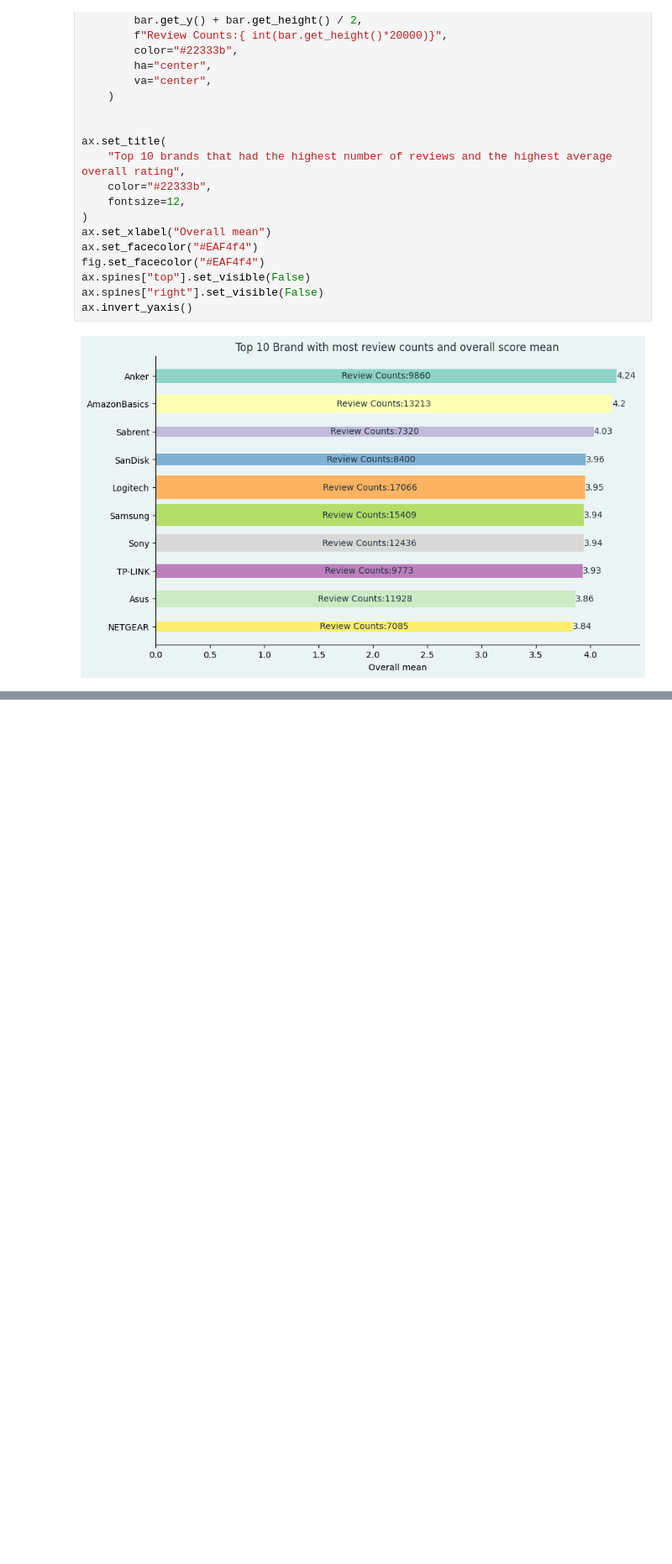
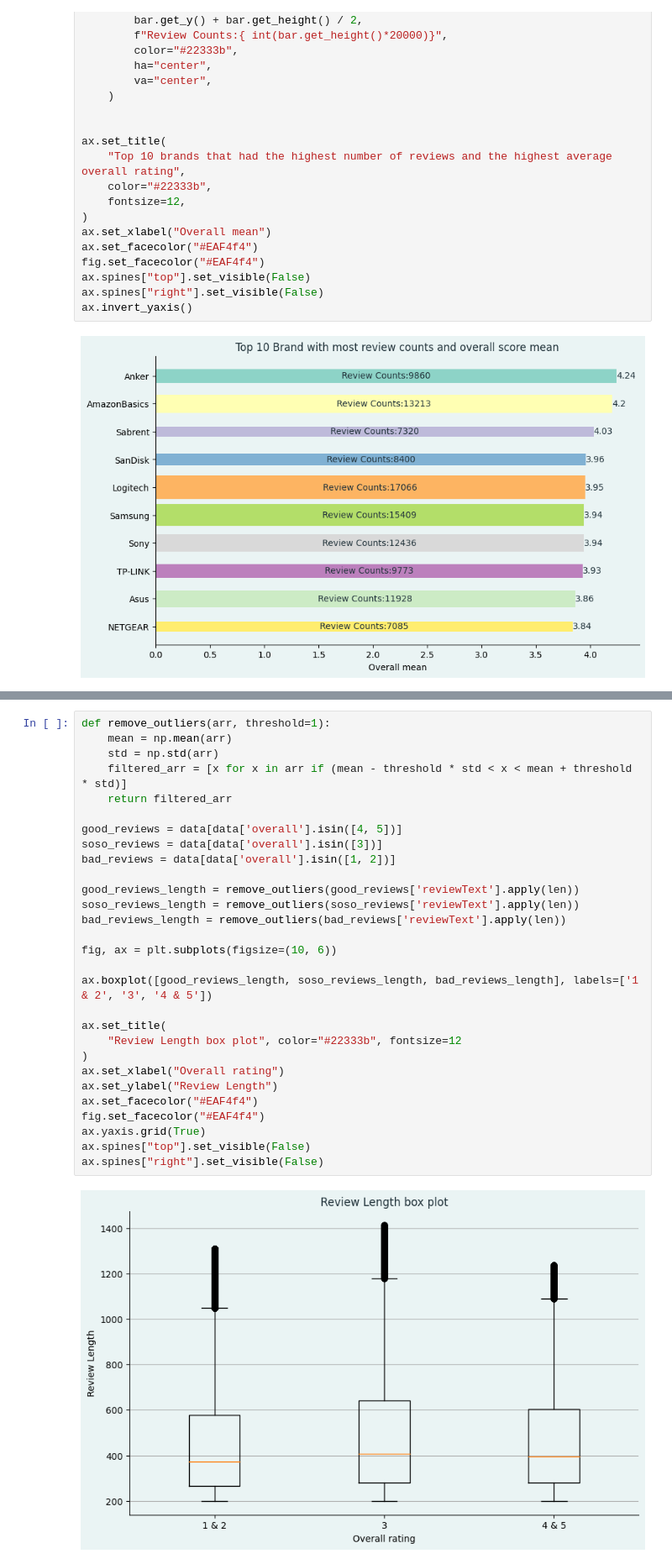
Before and after one commit to mr-robot77/Quera_G11-Project3, a Jupyter notebook: Problem2-Sentiment Analysis-NLP/section1.ipynb, the cells around one changed output, grey strips where cells are left out. Shown at 84% size. Cells and saved outputs as stored; diff of their text form; blank space fills up the shorter version.

```diff
--- a/Problem2-Sentiment Analysis-NLP/section1.ipynb
+++ b/Problem2-Sentiment Analysis-NLP/section1.ipynb
@@ -609,0 +658,31 @@ ax.invert_yaxis()
+# %%
+def remove_outliers(arr, threshold=1):
+    mean = np.mean(arr)
+    std = np.std(arr)
+    filtered_arr = [x for x in arr if (mean - threshold * std < x < mean + threshold * std)]
+    return filtered_arr
+
+good_reviews = data[data['overall'].isin([4, 5])]
+soso_reviews = data[data['overall'].isin([3])]
+bad_reviews = data[data['overall'].isin([1, 2])]
+
+good_reviews_length = remove_outliers(good_reviews['reviewText'].apply(len))
+soso_reviews_length = remove_outliers(soso_reviews['reviewText'].apply(len))
+bad_reviews_length = remove_outliers(bad_reviews['reviewText'].apply(len))
+
+fig, ax = plt.subplots(figsize=(10, 6))
+
+ax.boxplot([good_reviews_length, soso_reviews_length, bad_reviews_length], labels=['1 & 2', '3', '4 & 5'])
+
+ax.set_title(
+    "Review Length box plot", color="#22333b", fontsize=12
+)
+ax.set_xlabel("Overall rating")
+ax.set_ylabel("Review Length")
+ax.set_facecolor("#EAF4f4")
+fig.set_facecolor("#EAF4f4")
+ax.yaxis.grid(True)
+ax.spines["top"].set_visible(False)
+ax.spines["right"].set_visible(False)
+# %% [output]
+[figure, added]
```
Also changed, not shown: parts of 10 cells of this notebook.
